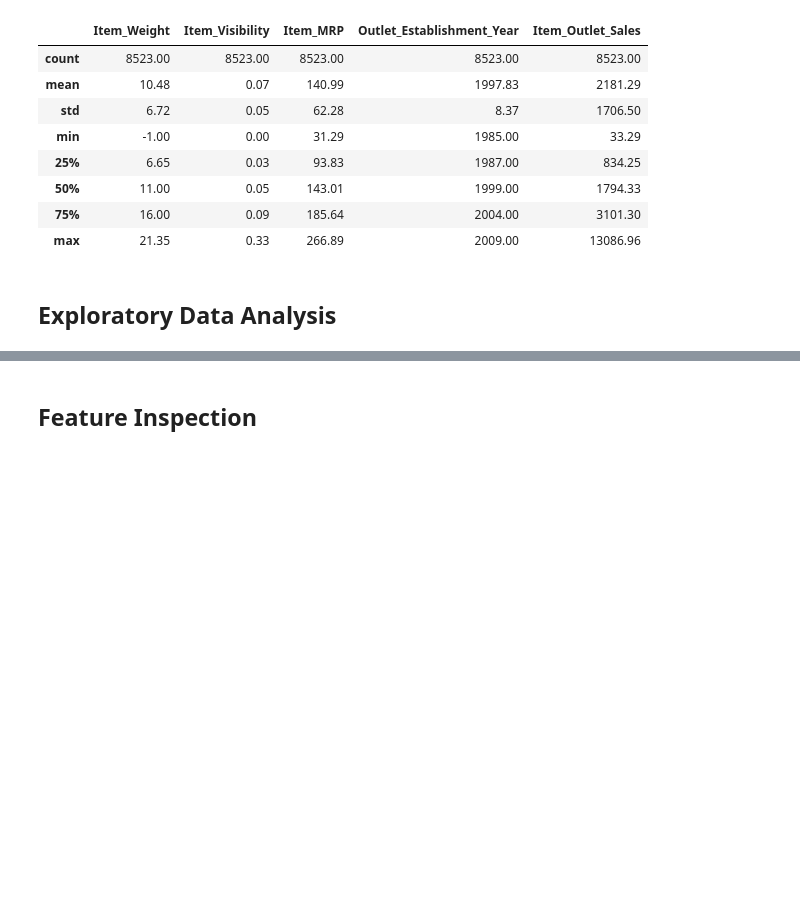
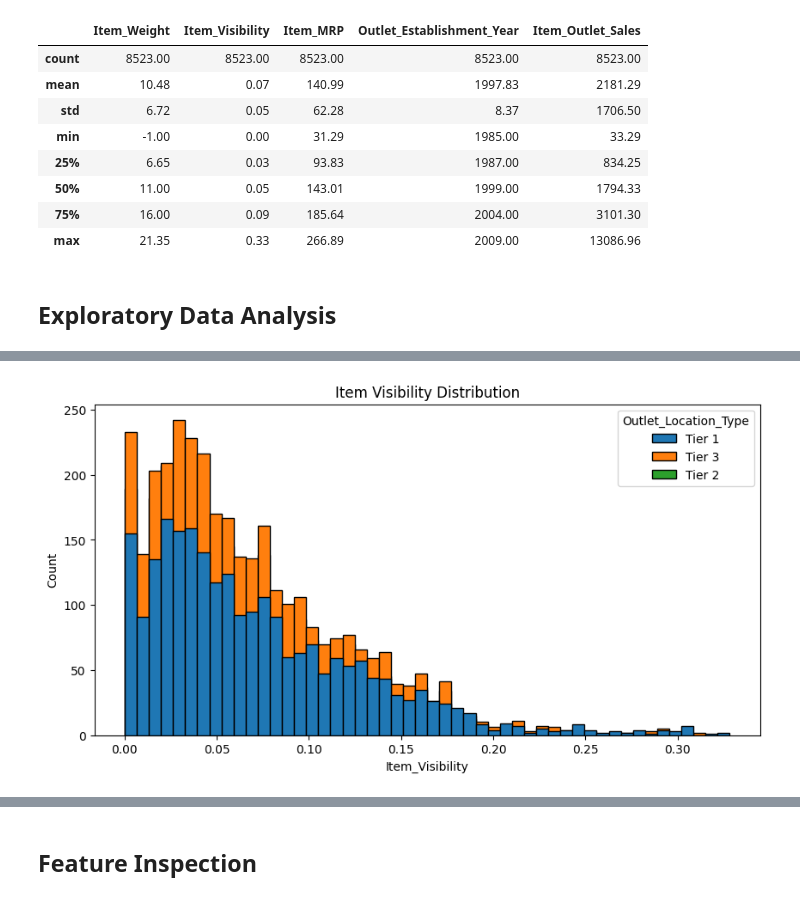
Before and after one commit to KamalRiad90/Prediction-of-Product-Sales, a Jupyter notebook: Prediction_of_Product_Sales.ipynb, the cells around one changed output, grey strips where cells are left out. Saved outputs shown, nothing was run; the diff lists cells and outputs as text; code cells hidden in the pictures; blank space fills up the shorter version.

```diff
--- a/Prediction_of_Product_Sales.ipynb
+++ b/Prediction_of_Product_Sales.ipynb
@@ -216,0 +263,7 @@ df.describe().round(2)
+# %%
+fig, ax = plt.subplots(figsize=(10,5))
+sns.histplot(data=df,x =df['Item_Visibility'],bins='auto',hue='Outlet_Location_Type',alpha=1)
+ax.set_title('Item Visibility Distribution')
+plt.show()
+# %% [output]
+[figure, added]
```
Also changed, not shown: parts of 5 cells of this notebook.
